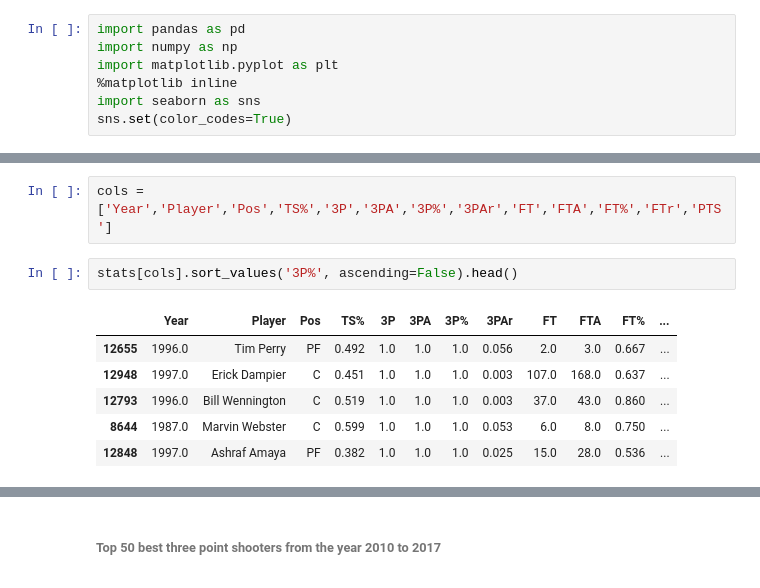
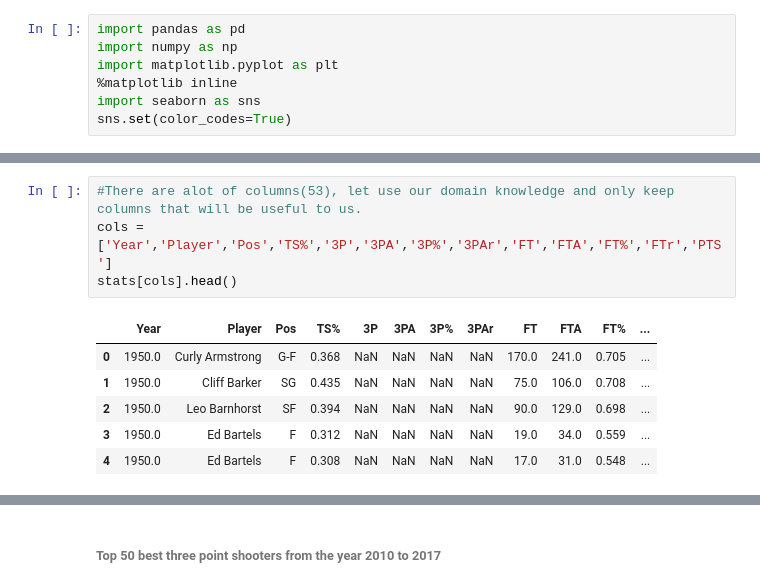
Before and after one commit to mirajpatel19/Portfolio, a Jupyter notebook: Projects/Data Exploratory/NBA Stats - Los Angeles Lakers.ipynb, the cells around one changed output, grey strips where cells are left out. Saved outputs shown, nothing was run; the diff lists cells and outputs as text.

```diff
--- a/Projects/Data Exploratory/NBA Stats - Los Angeles Lakers.ipynb
+++ b/Projects/Data Exploratory/NBA Stats - Los Angeles Lakers.ipynb
@@ -36,11 +24,11 @@ stats[['Year','Player','Pos','Age','G','MP','PER','TS%','FG','FGA','FG%','2P','2
 # %%
+#There are alot of columns(53), let use our domain knowledge and only keep columns that will be useful to us.
 cols = ['Year','Player','Pos','TS%','3P','3PA','3P%','3PAr','FT','FTA','FT%','FTr','PTS']
+stats[cols].head()
+# %% [output]
+|  | Year | Player | Pos | TS% | 3P | 3PA | 3P% | 3PAr | FT | FTA | FT% | ... |
+| 0 | 1950.0 | Curly Armstrong | G-F | 0.368 | NaN | NaN | NaN | NaN | 170.0 | 241.0 | 0.705 | ... |
+| 1 | 1950.0 | Cliff Barker | SG | 0.435 | NaN | NaN | NaN | NaN | 75.0 | 106.0 | 0.708 | ... |
+| 2 | 1950.0 | Leo Barnhorst | SF | 0.394 | NaN | NaN | NaN | NaN | 90.0 | 129.0 | 0.698 | ... |
+| 3 | 1950.0 | Ed Bartels | F | 0.312 | NaN | NaN | NaN | NaN | 19.0 | 34.0 | 0.559 | ... |
+| 4 | 1950.0 | Ed Bartels | F | 0.308 | NaN | NaN | NaN | NaN | 17.0 | 31.0 | 0.548 | ... |
-# %%
-stats[cols].sort_values('3P%', ascending=False).head()
-# %% [output]
-|  | Year | Player | Pos | TS% | 3P | 3PA | 3P% | 3PAr | FT | FTA | FT% | ... |
-| 12655 | 1996.0 | Tim Perry | PF | 0.492 | 1.0 | 1.0 | 1.0 | 0.056 | 2.0 | 3.0 | 0.667 | ... |
-| 12948 | 1997.0 | Erick Dampier | C | 0.451 | 1.0 | 1.0 | 1.0 | 0.003 | 107.0 | 168.0 | 0.637 | ... |
-| 12793 | 1996.0 | Bill Wennington | C | 0.519 | 1.0 | 1.0 | 1.0 | 0.003 | 37.0 | 43.0 | 0.860 | ... |
-| 8644 | 1987.0 | Marvin Webster | C | 0.599 | 1.0 | 1.0 | 1.0 | 0.053 | 6.0 | 8.0 | 0.750 | ... |
-| 12848 | 1997.0 | Ashraf Amaya | PF | 0.382 | 1.0 | 1.0 | 1.0 | 0.025 | 15.0 | 28.0 | 0.536 | ... |
```
Also changed, not shown: parts of 16 cells of this notebook, 2 other files.
